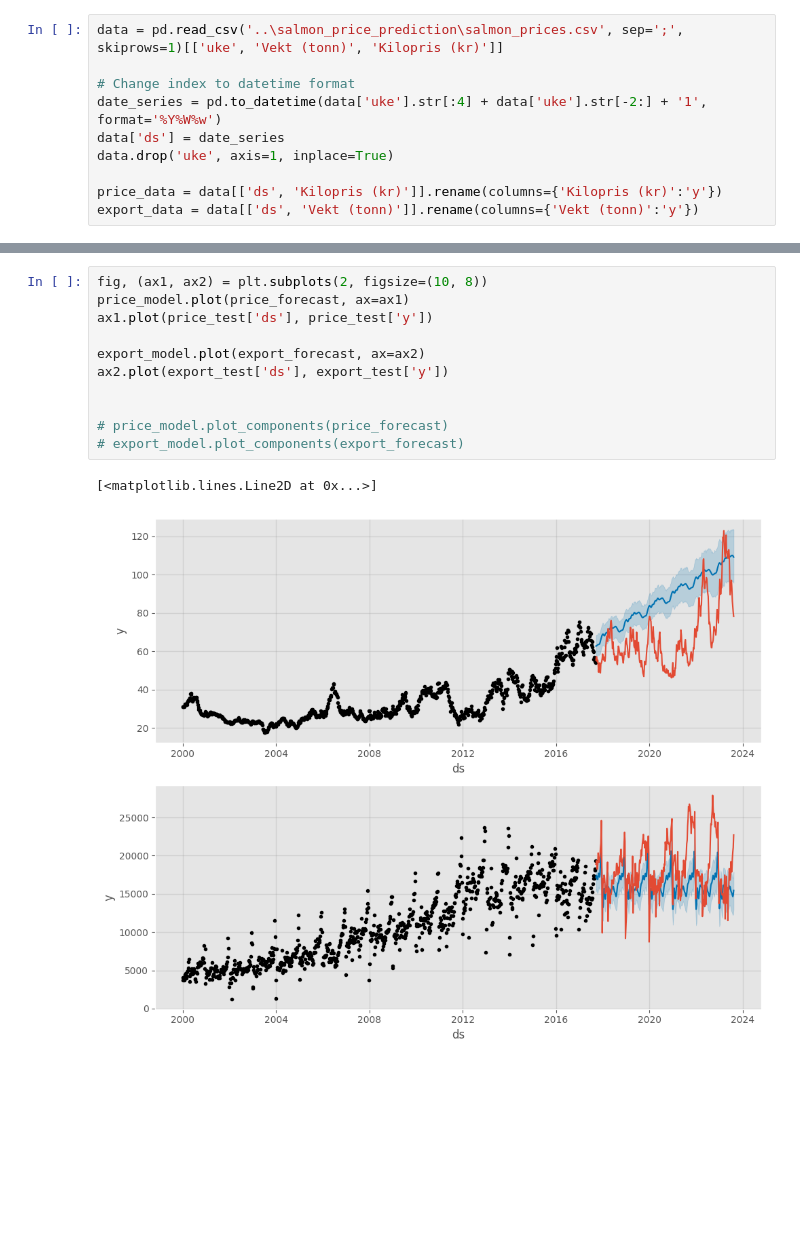
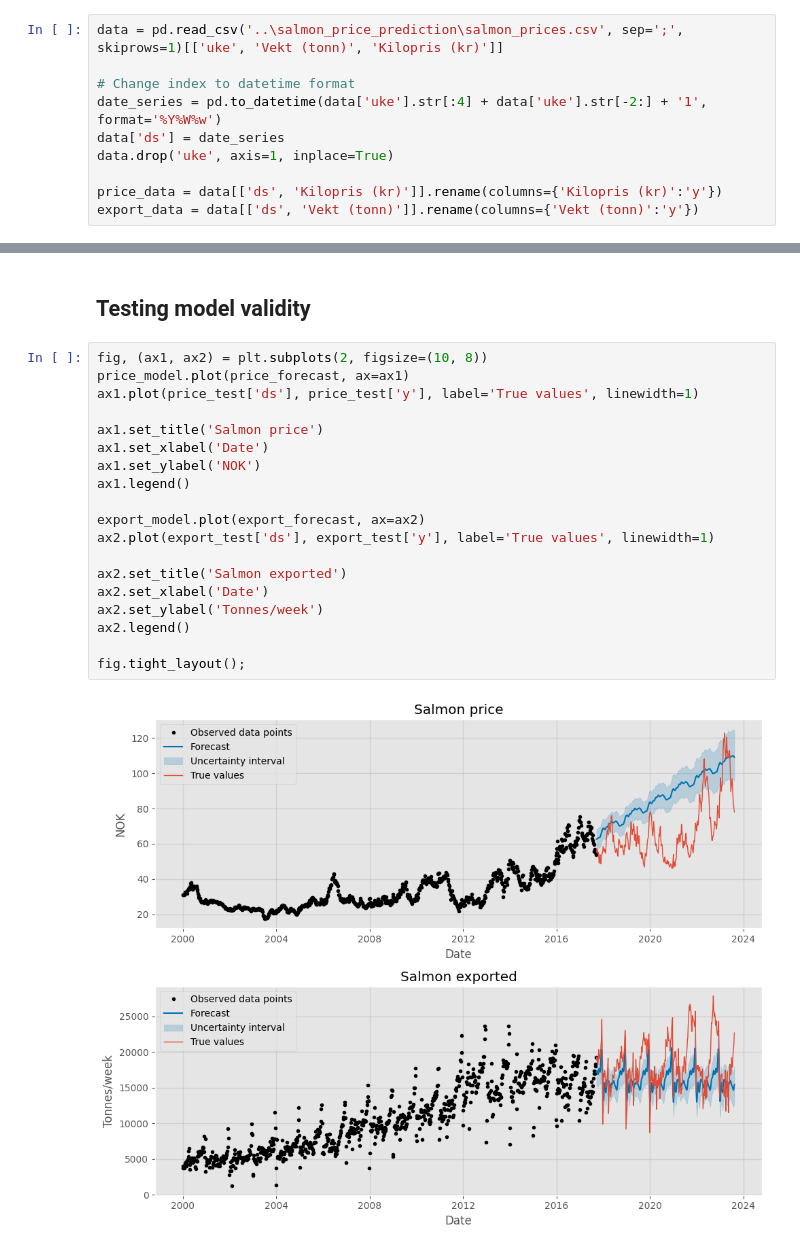
Before and after one commit to jonedamas/data_science_projects, a Jupyter notebook: projects/salmon_price_prediction/pred_prophet.ipynb, the cells around one changed output, grey strips where cells are left out. Saved outputs shown, nothing was run; the diff lists cells and outputs as text; blank space fills up the shorter version.

Commit message:
updated plot in salmon prophet price forcast

```diff
--- a/projects/salmon_price_prediction/pred_prophet.ipynb
+++ b/projects/salmon_price_prediction/pred_prophet.ipynb
@@ -41,14 +35,23 @@ export_forecast = export_model.predict(export_test)
+# %% [markdown]
+## Testing model validity
 # %%
 fig, (ax1, ax2) = plt.subplots(2, figsize=(10, 8))
 price_model.plot(price_forecast, ax=ax1)
-ax1.plot(price_test['ds'], price_test['y'])
+ax1.plot(price_test['ds'], price_test['y'], label='True values', linewidth=1)
+
+ax1.set_title('Salmon price')
+ax1.set_xlabel('Date')
+ax1.set_ylabel('NOK')
+ax1.legend()
 
 export_model.plot(export_forecast, ax=ax2)
-ax2.plot(export_test['ds'], export_test['y'])
+ax2.plot(export_test['ds'], export_test['y'], label='True values', linewidth=1)
 
+ax2.set_title('Salmon exported')
+ax2.set_xlabel('Date')
+ax2.set_ylabel('Tonnes/week')
+ax2.legend()
 
-# price_model.plot_components(price_forecast)
-# export_model.plot_components(export_forecast)
+fig.tight_layout();
 # %% [output]
-[<matplotlib.lines.Line2D at 0x...>]
-[figure, old version]
+[figure, new version]
```
Also changed, not shown: parts of 4 cells of this notebook.
